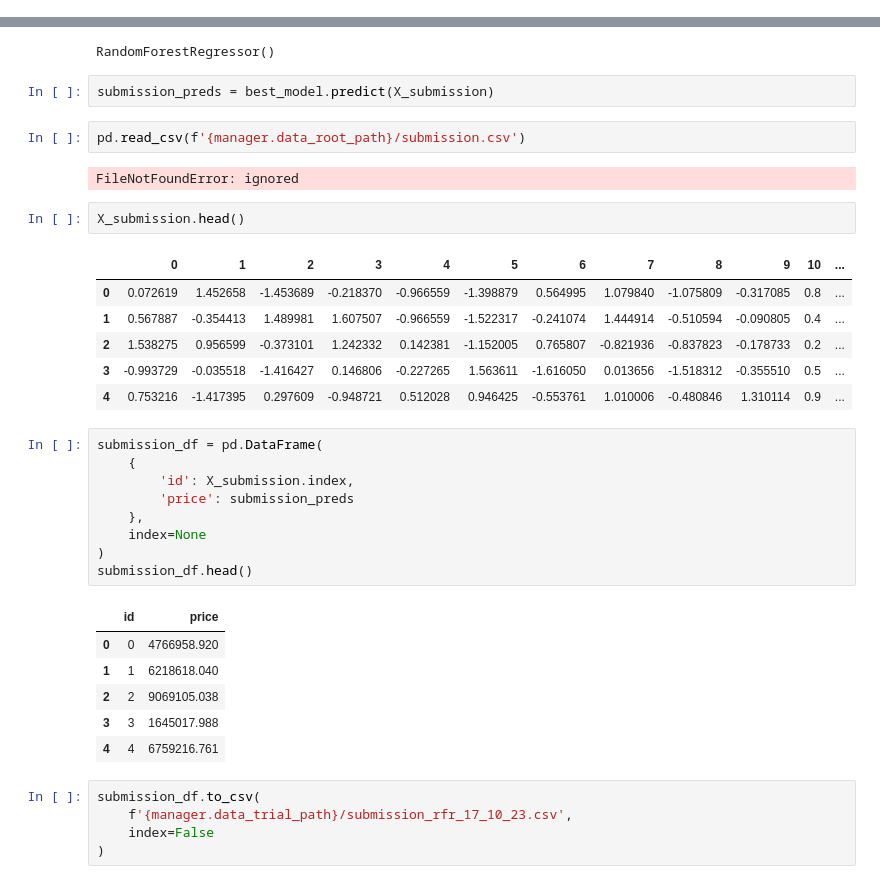
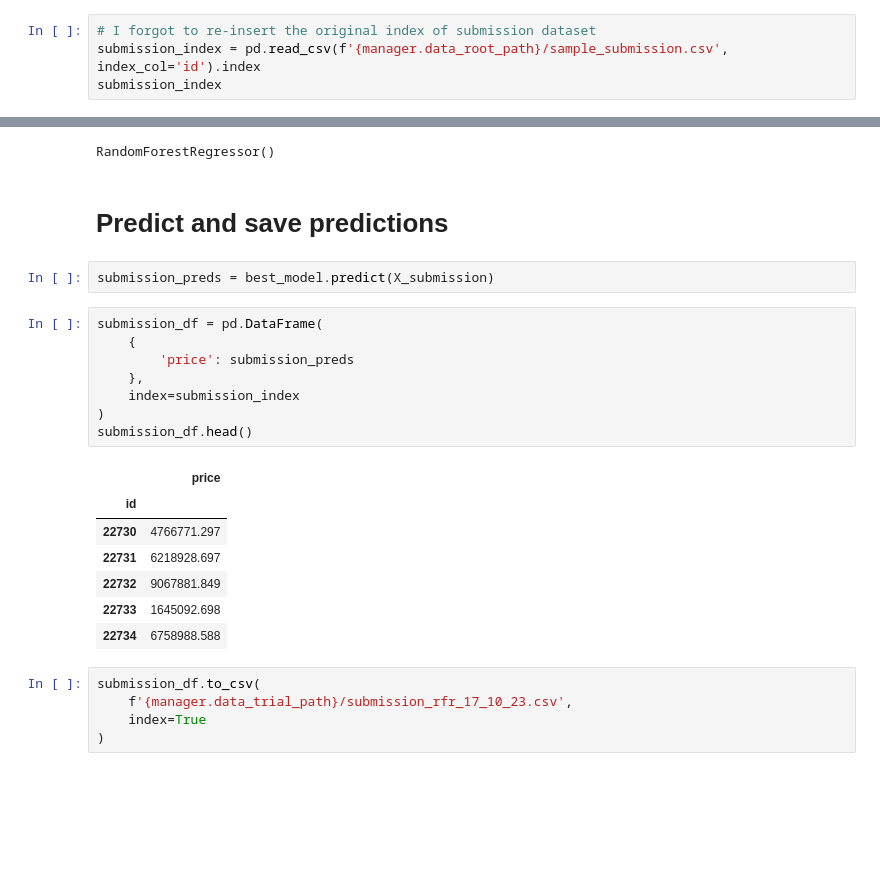
Before and after one commit to PashaIanko/Kaggle.ParisHousingPrices, a Jupyter notebook: 3_model_preparation.ipynb, the cells around one changed output, grey strips where cells are left out. Saved outputs shown, nothing was run; the diff lists cells and outputs as text; blank space fills up the shorter version.

Commit message:
Model preparation - prediction pipeline works

```diff
--- a/3_model_preparation.ipynb
+++ b/3_model_preparation.ipynb
@@ -91,3 +91,7 @@ df_train = pd.read_csv(f'{manager.data_trial_path}/train_processed.csv', index_c
 df_val = pd.read_csv(f'{manager.data_trial_path}/val_processed.csv', index_col=0)
 df_test = pd.read_csv(f'{manager.data_trial_path}/test_processed.csv', index_col=0)
 df_submission = pd.read_csv(f'{manager.data_trial_path}/submission_processed.csv', index_col=0)
+# %%
+# I forgot to re-insert the original index of submission dataset
+submission_index = pd.read_csv(f'{manager.data_root_path}/sample_submission.csv', index_col='id').index
+submission_index
@@ -268,39 +282,28 @@ best_model.fit(
 )
 # %% [output]
 RandomForestRegressor()
+# %% [markdown]
+# Predict and save predictions
 # %%
 submission_preds = best_model.predict(X_submission)
-# %%
-pd.read_csv(f'{manager.data_root_path}/submission.csv')
-# %% [output]
-FileNotFoundError: ignored
-# %%
-X_submission.head()
-# %% [output]
-|  | 0 | 1 | 2 | 3 | 4 | 5 | 6 | 7 | 8 | 9 | 10 | ... |
-| 0 | 0.072619 | 1.452658 | -1.453689 | -0.218370 | -0.966559 | -1.398879 | 0.564995 | 1.079840 | -1.075809 | -0.317085 | 0.8 | ... |
-| 1 | 0.567887 | -0.354413 | 1.489981 | 1.607507 | -0.966559 | -1.522317 | -0.241074 | 1.444914 | -0.510594 | -0.090805 | 0.4 | ... |
-| 2 | 1.538275 | 0.956599 | -0.373101 | 1.242332 | 0.142381 | -1.152005 | 0.765807 | -0.821936 | -0.837823 | -0.178733 | 0.2 | ... |
-| 3 | -0.993729 | -0.035518 | -1.416427 | 0.146806 | -0.227265 | 1.563611 | -1.616050 | 0.013656 | -1.518312 | -0.355510 | 0.5 | ... |
-| 4 | 0.753216 | -1.417395 | 0.297609 | -0.948721 | 0.512028 | 0.946425 | -0.553761 | 1.010006 | -0.480846 | 1.310114 | 0.9 | ... |
 # %%
 submission_df = pd.DataFrame(
     {
-        'id': X_submission.index,
         'price': submission_preds
     },
-    index=None
+    index=submission_index
 )
 submission_df.head()
 # %% [output]
-|  | id | price |
-| 0 | 0 | 4766958.920 |
-| 1 | 1 | 6218618.040 |
-| 2 | 2 | 9069105.038 |
-| 3 | 3 | 1645017.988 |
-| 4 | 4 | 6759216.761 |
+|  | price |
+| id |  |
+| 22730 | 4766771.297 |
+| 22731 | 6218928.697 |
+| 22732 | 9067881.849 |
+| 22733 | 1645092.698 |
+| 22734 | 6758988.588 |
 # %%
 submission_df.to_csv(
     f'{manager.data_trial_path}/submission_rfr_17_10_23.csv',
-    index=False
+    index=True
 )
```
Also changed, not shown: parts of 3 cells of this notebook.
